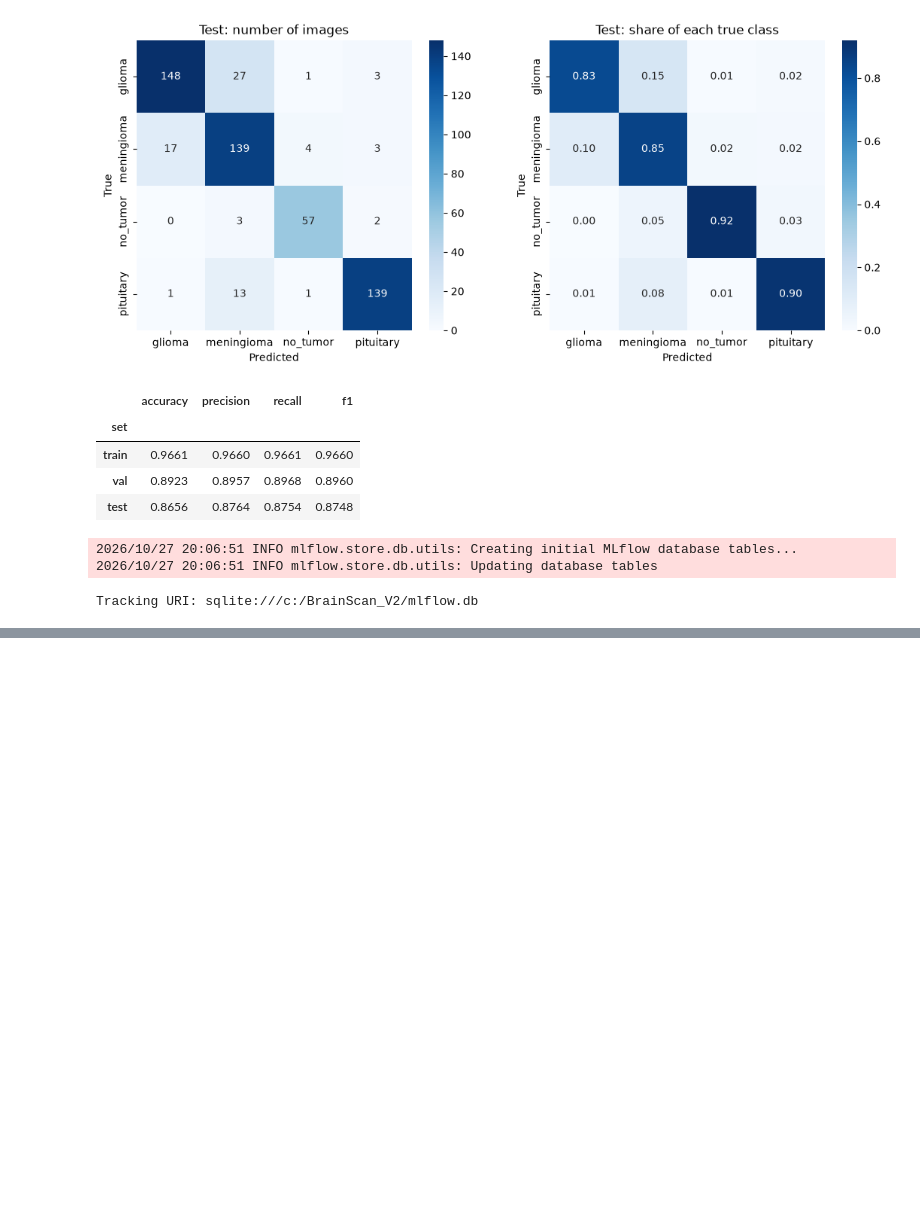
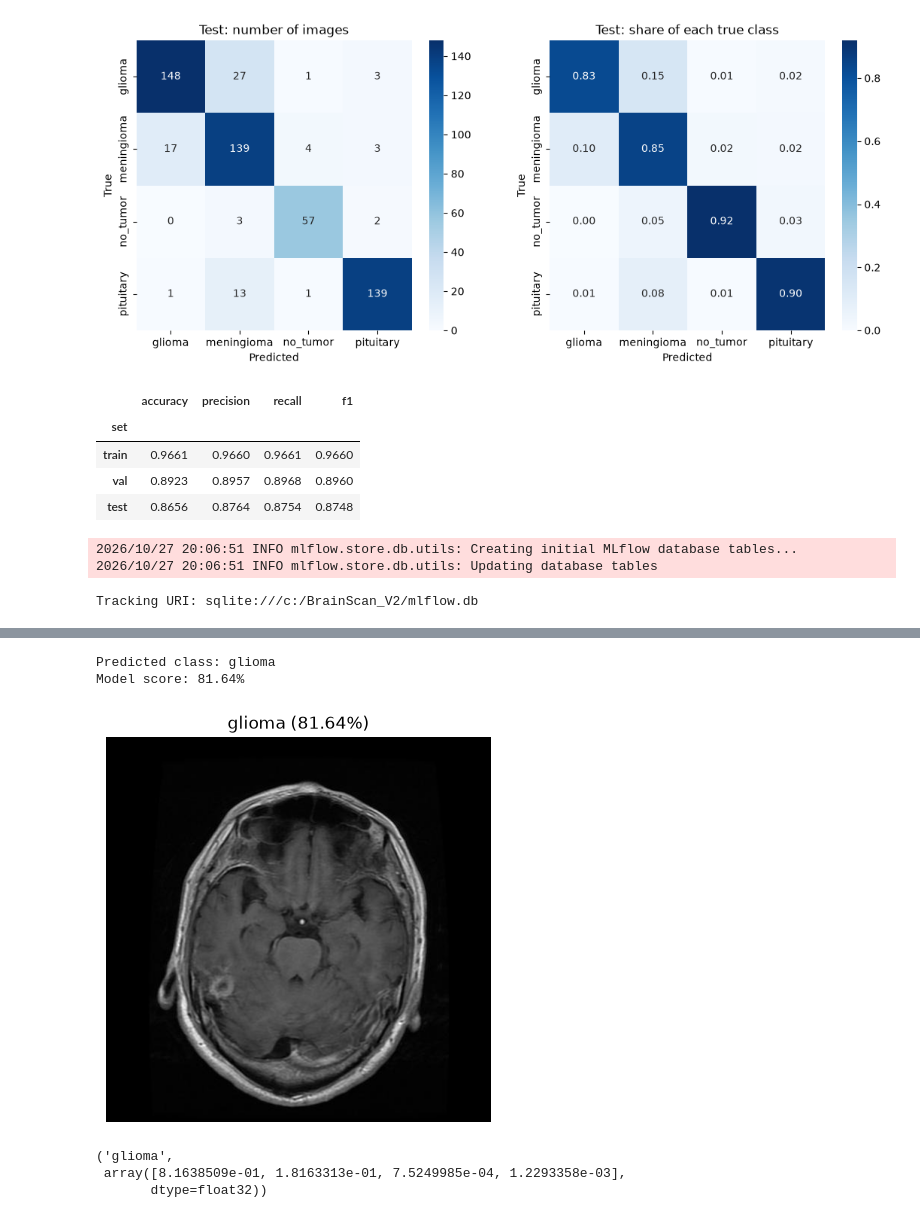
Before and after one commit to abdoelhadere-bit/BrainScan-V2, a Jupyter notebook: notebook/note.ipynb, the cells around one changed output, grey strips where cells are left out. Cells and saved outputs as stored; diff of their text form; code cells hidden in the pictures; blank space fills up the shorter version.

```diff
--- a/notebook/note.ipynb
+++ b/notebook/note.ipynb
@@ -714,0 +790,13 @@ run logged
+# %%
+UPLOAD_DIR = ROOT / 'kaggle_upload'
+UPLOAD_DIR.mkdir(exist_ok=True)
+
+# 1. zip data/split (train with augmented images, val, test)
+shutil.make_archive(str(UPLOAD_DIR / 'brainscan_split'), 'zip', root_dir=DATA_DIR, base_dir='split')
+
+# 2. copy the two small files Kaggle needs
+shutil.copy(MODELS_DIR / 'head_feature_extraction.weights.h5', UPLOAD_DIR)
+shutil.copy(MODELS_DIR / 'class_names.json', UPLOAD_DIR)
+
+for f in sorted(UPLOAD_DIR.iterdir()):
+    print(f.name, f'{f.stat().st_size / 1e6:.1f} MB')
@@ -714,0 +1043,43 @@ run logged
+# %%
+
+SPLIT_DIR = PROJECT_ROOT / "data"
+
+image_path = SPLIT_DIR / "split" / "test" / "glioma" / "Train_gg (11).jpg"
+
+def predict_mri(image_path):
+    image_path = Path(image_path)
+
+    if not image_path.exists():
+        raise FileNotFoundError(f"Image not found: {image_path}")
+
+    image = Image.open(image_path).convert("RGB")
+    resized = image.resize((224, 224))
+
+    x = np.asarray(resized, dtype=np.float32)
+    x = x / 127.5 - 1.0
+
+    probabilities = model.predict(x[None, ...], verbose=0)[0]
+    predicted_index = int(np.argmax(probabilities))
+
+    print("Predicted class:", class_names[predicted_index])
+    print("Model score:", f"{probabilities[predicted_index]:.2%}")
+
+    plt.figure(figsize=(5, 5))
+    plt.imshow(image)
+    plt.axis("off")
+    plt.title(
+        f"{class_names[predicted_index]} "
+        f"({probabilities[predicted_index]:.2%})"
+    )
+    plt.show()
+
+    return class_names[predicted_index], probabilities
+
+predict_mri(image_path)
+# %% [output]
+Predicted class: glioma
+Model score: 81.64%
+[figure, added]
+('glioma',
+ array([8.1638509e-01, 1.8163313e-01, 7.5249985e-04, 1.2293358e-03],
+       dtype=float32))
```
Also changed, not shown: parts of 11 cells of this notebook, 15 other files.
